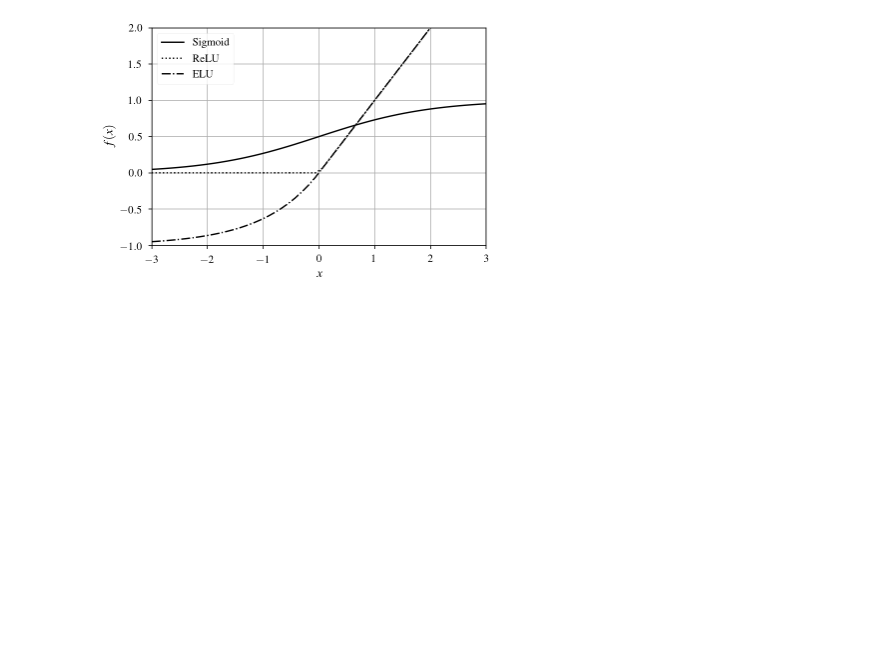
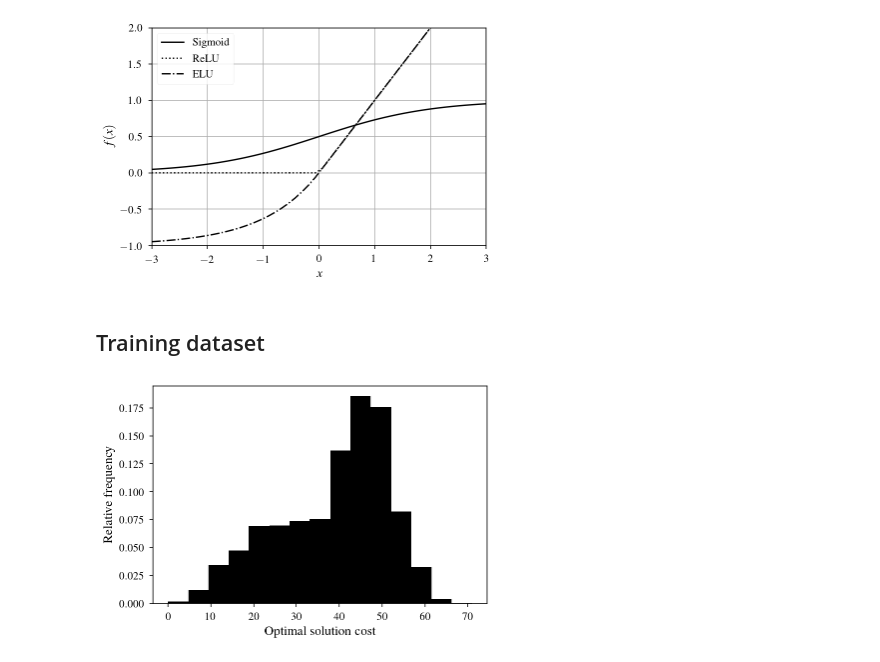
Before and after one commit to vcahlik/fifteen-puzzle, a Jupyter notebook: prototype/notebooks/ThesisFigures.ipynb, the cells around one changed output. Saved outputs shown, nothing was run; the diff lists cells and outputs as text; code cells hidden in the pictures; blank space fills up the shorter version.

Commit message:
Plot figures

```diff
--- a/prototype/notebooks/ThesisFigures.ipynb
+++ b/prototype/notebooks/ThesisFigures.ipynb
@@ -66,3 +66,19 @@ plt.ylim(-1, 2)
 f.savefig("activation-functions.pdf", bbox_inches='tight')
 # %% [output]
 [figure]
+# %% [markdown]
+## Training dataset
+# %%
+f = plt.figure()
+
+costs = pd.read_csv("~/code/fifteen-puzzle/data/datasets/15-costs-v3.csv", nrows=1000000).cost
+weights = np.ones_like(costs) / float(len(costs))
+plt.hist(costs, bins=15, weights=weights, color='k')
+plt.xlabel('Optimal solution cost', fontsize=13)
+plt.ylabel('Relative frequency', fontsize=13)
+plt.xticks(fontsize=11)
+plt.yticks(fontsize=11)
+
+f.savefig("training-dataset-histogram.pdf", bbox_inches='tight')
+# %% [output]
+[figure, added]
```
